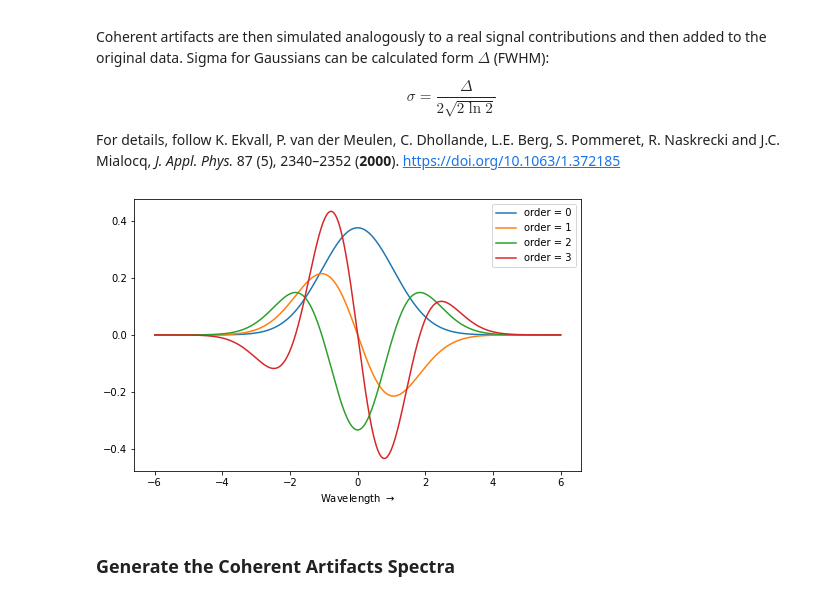
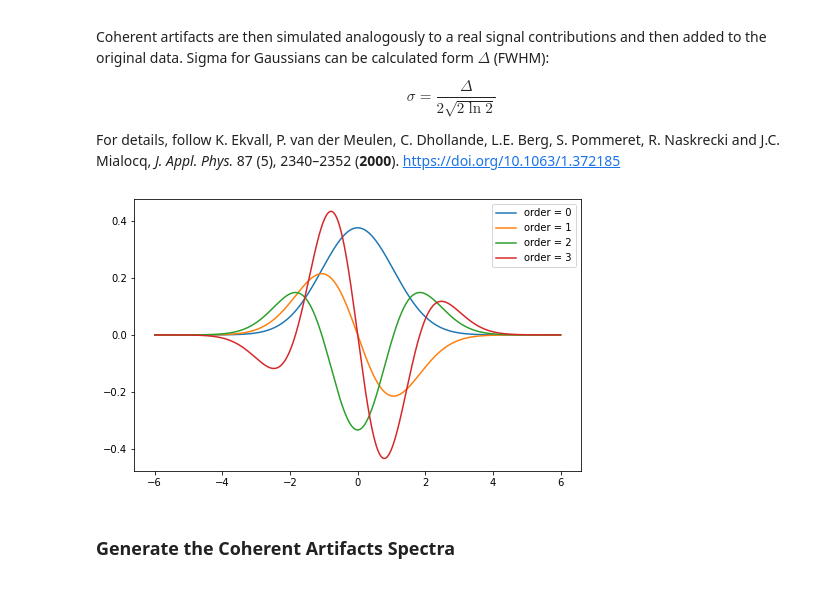
Before and after one commit to dmadea/Jupyter-Tutorials, a Jupyter notebook: Femto + LDM/Femto tutorial.ipynb, the cells around one changed output. Drawn from its saved outputs; the diff is of its cells as text; code cells hidden in the pictures.

```diff
--- a/Femto + LDM/Femto tutorial.ipynb
+++ b/Femto + LDM/Femto tutorial.ipynb
@@ -625,35 +625,34 @@ def gaussian_derivatives(t: np.ndarray, fwhm: Union[int, float, np.ndarray] = 0.
         t = t[None, :]
     if isinstance(s, np.ndarray):
         s = s[:, None]
         t = t[None, :] if t.ndim == 1 else t
 
     tt = t - mu    # t - mu
     tt2 = tt * tt  # (t - mu) ^ 2
     s2 = s * s     # square of sigma
 
     g = np.exp(-0.5 * tt2 / s2) / (s * np.sqrt(2 * np.pi))  # Gaussian
 
     g_derivs = np.tile(g, [4] + tt.ndim * [1])  # duplicate the data
 
     g_derivs[1] *= -tt / s2                                           # first derivative
     g_derivs[2] *= ( tt2 / (s2 * s2) - 1 / s2 )                       # second derivative
     g_derivs[3] *= ( tt2 * tt / (s2 * s2 * s2) - 3 * tt / (s2 * s2))  # third derivative
 
     if normalized:
         g_derivs /= g_derivs.max(axis=-1, keepdims=True)  # normalize the data
 
     return g_derivs
 
 _t = np.linspace(-6, 6, 1000)
 g_derivs = gaussian_derivatives(_t, 2.5, normalized=False)
 for i in range(g_derivs.shape[0]):
     plt.plot(_t, g_derivs[i], label=f'order = {i}')
 
-plt.xlabel('Wavelength $\\rightarrow$')
 plt.legend()
 plt.show()
 # %% [output]
-[figure, old version]
+[figure, new version]
 # %% [markdown]
 ### Generate the Coherent Artifacts Spectra
 # %%
```
Also changed, not shown: parts of 9 cells of this notebook.
